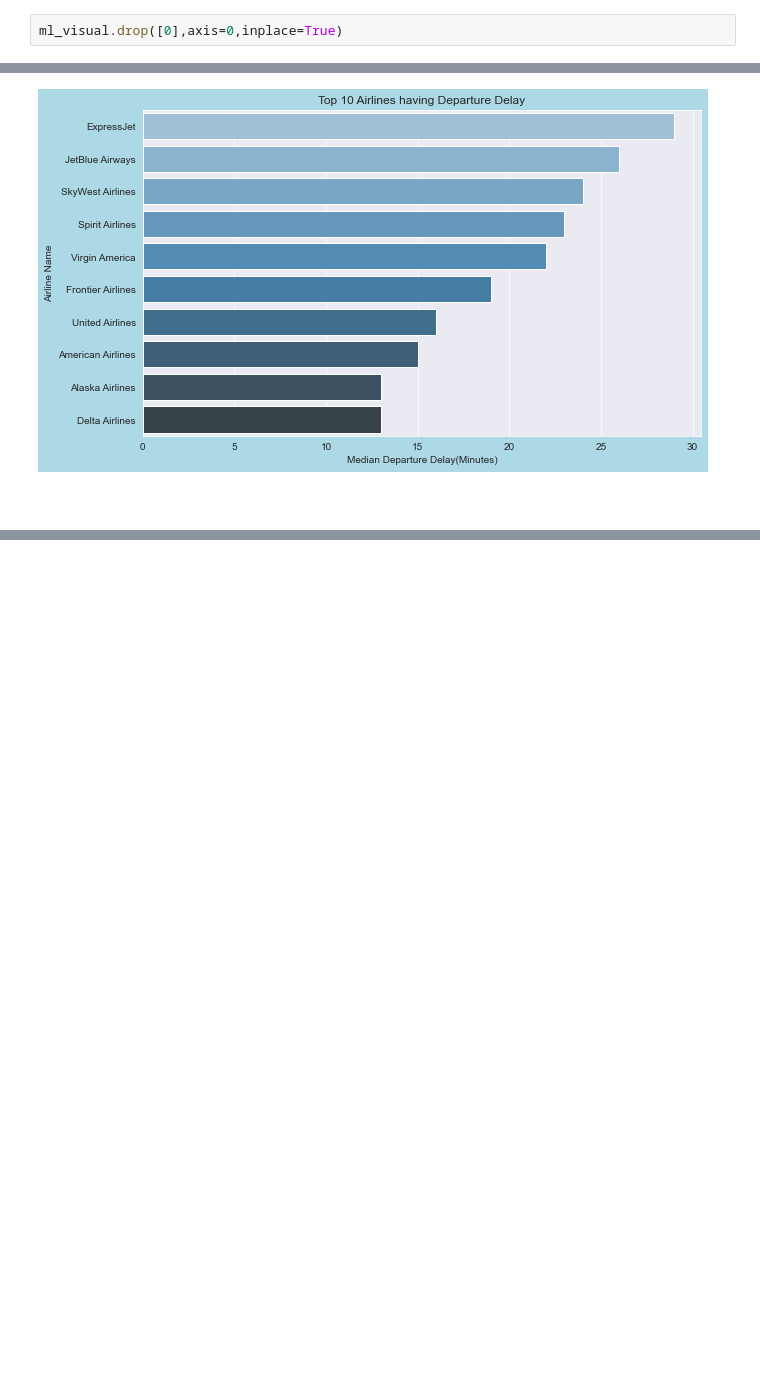
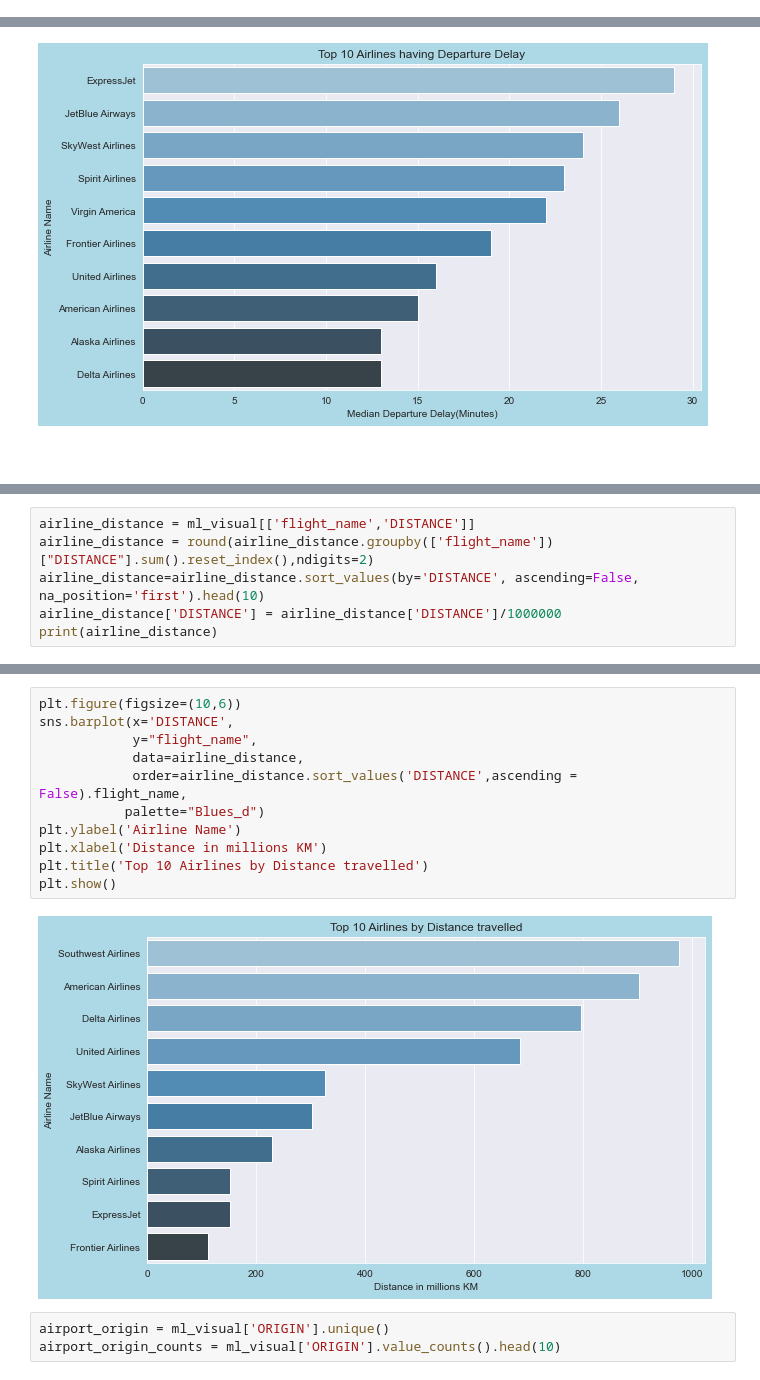
Before and after one commit to MohamedYasserOaf/Airline_Delay_Cancellation_Detection, a Jupyter notebook: classification/Visualization.ipynb, the cells around one changed output, grey strips where cells are left out. Cells and saved outputs as stored; diff of their text form; blank space fills up the shorter version.

Commit message:
visualizations done

```diff
--- a/classification/Visualization.ipynb
+++ b/classification/Visualization.ipynb
@@ -41,8 +41,6 @@ Day                      int64
 Year                     int64
 Month                    int64
 dtype: object
-# %%
-ml_visual.drop([0],axis=0,inplace=True)
 # %%
 ml_visual.info()
 # %% [output]
@@ -232,0 +247,6 @@ print(data.shape)
+# %%
+airline_distance = ml_visual[['flight_name','DISTANCE']]
+airline_distance = round(airline_distance.groupby(['flight_name'])["DISTANCE"].sum().reset_index(),ndigits=2)
+airline_distance=airline_distance.sort_values(by='DISTANCE', ascending=False, na_position='first').head(10)
+airline_distance['DISTANCE'] = airline_distance['DISTANCE']/1000000
+print(airline_distance)
@@ -232,0 +265,16 @@ print(data.shape)
+# %%
+plt.figure(figsize=(10,6))
+sns.barplot(x='DISTANCE',
+            y="flight_name",
+            data=airline_distance,
+            order=airline_distance.sort_values('DISTANCE',ascending = False).flight_name,
+           palette="Blues_d")
+plt.ylabel('Airline Name')
+plt.xlabel('Distance in millions KM')
+plt.title('Top 10 Airlines by Distance travelled')
+plt.show()
+# %% [output]
+[figure, added]
+# %%
+airport_origin = ml_visual['ORIGIN'].unique()
+airport_origin_counts = ml_visual['ORIGIN'].value_counts().head(10)
```
Also changed, not shown: parts of 11 cells of this notebook.
